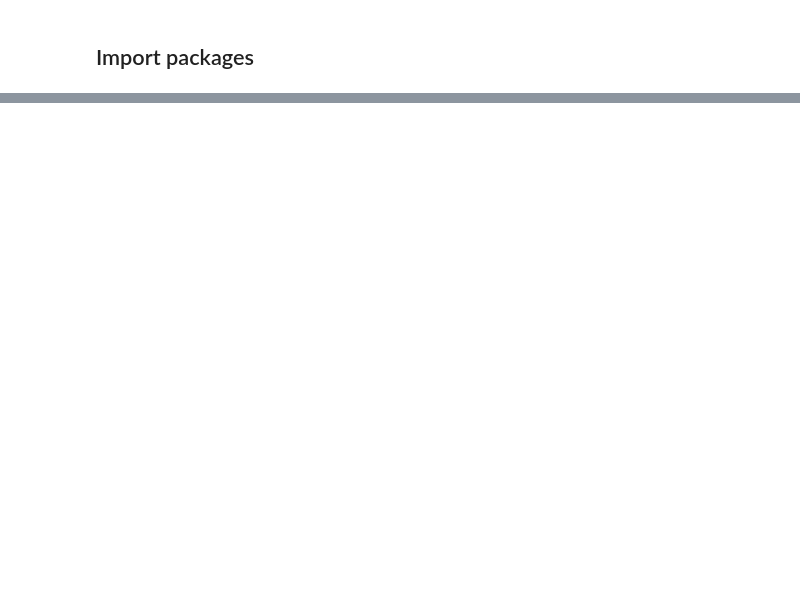
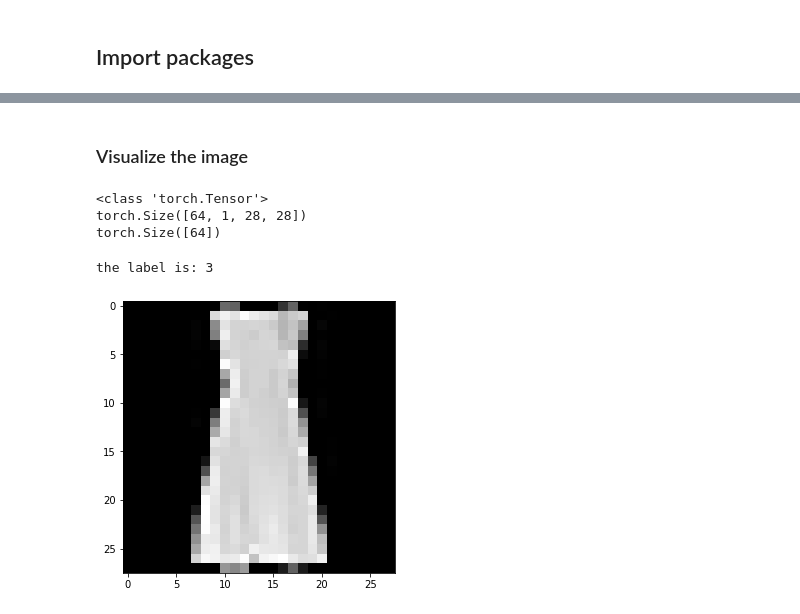
Before and after one commit to yeb2Binfang/ECE-GY9123_DL, a Jupyter notebook: HW/HW6/HW6.ipynb, the cells around one changed output, grey strips where cells are left out. Cells and saved outputs as stored; diff of their text form; code cells hidden in the pictures; blank space fills up the shorter version.

```diff
--- a/HW/HW6/HW6.ipynb
+++ b/HW/HW6/HW6.ipynb
@@ -47,0 +60,10 @@ https://github.com/bissessk/DCGANs-to-Generate-Clothing-Images-Using-Fashion-MNI
+# %%
+## Creates a series of transformation to prepare the dataset. We convert images to tensor
+transform = transforms.Compose([transforms.ToTensor(),transforms.Normalize((0.5,),(0.5,),)])
+
+## Load the dataset
+train_set = datasets.FashionMNIST('~/.pytorch/F_MNIST_data', download=True, train=True, transform=transform)
+test_set = datasets.FashionMNIST('~/.pytorch/F_MNIST_data', download=True, train=False, transform=transform)
+
+## Data Loader
+train_data_loader = torch.utils.data.DataLoader(train_set, batch_size=64, shuffle=True)
@@ -47,0 +116,20 @@ https://github.com/bissessk/DCGANs-to-Generate-Clothing-Images-Using-Fashion-MNI
+# %% [markdown]
+### Visualize the image
+# %%
+dataiter = iter(train_data_loader)
+images, labels = dataiter.next()
+print(type(images))
+print(images.shape)
+print(labels.shape)
+# %% [output]
+<class 'torch.Tensor'>
+torch.Size([64, 1, 28, 28])
+torch.Size([64])
+# %%
+rand_index = np.random.randint(0,64)
+fig = plt.figure(figsize=(15,5))
+plt.imshow(images[rand_index].reshape((28,28)),cmap='gray')
+print("the label is: "+ str(int(labels[rand_index])))
+# %% [output]
+the label is: 3
+[figure, added]
```
Also changed, not shown: parts of 13 cells of this notebook.
